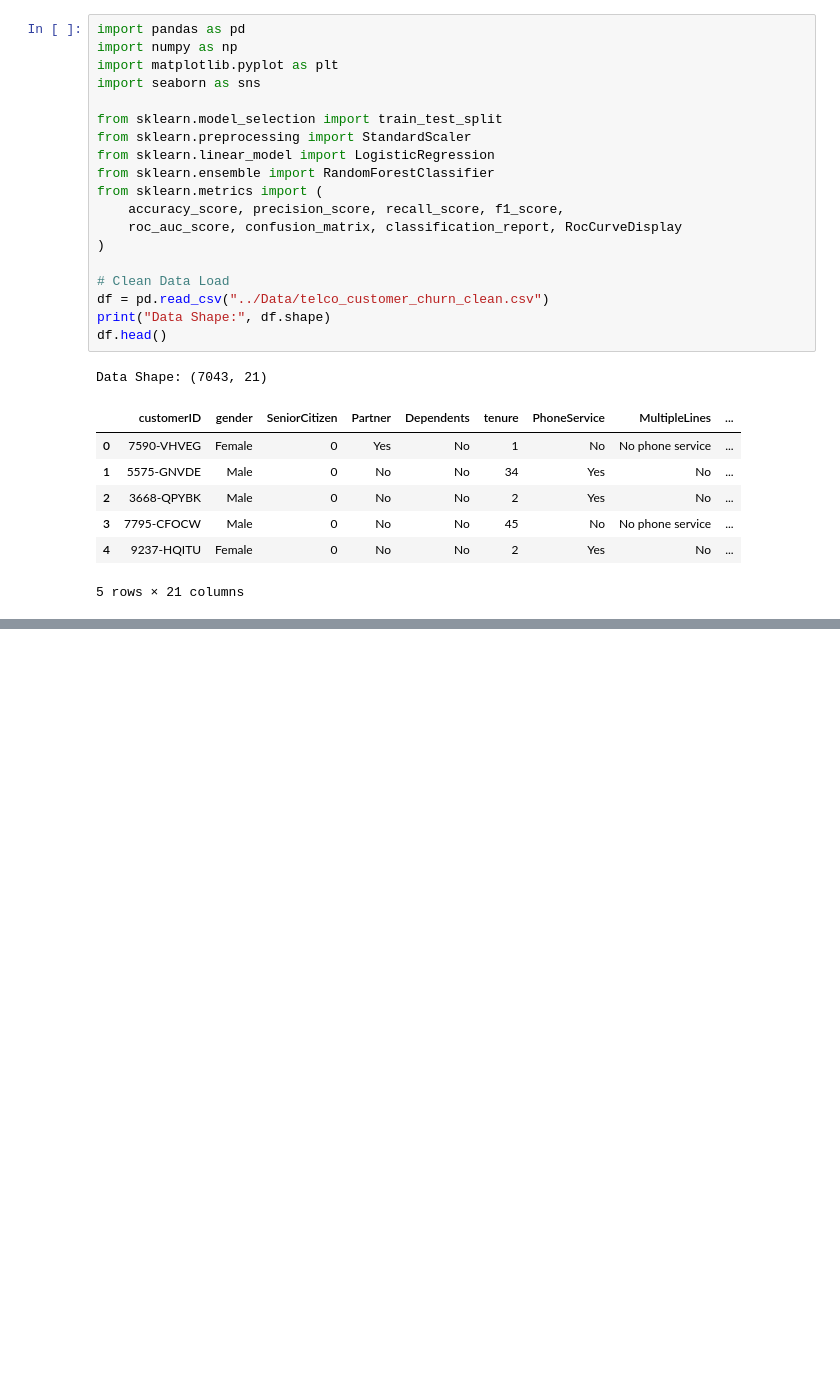
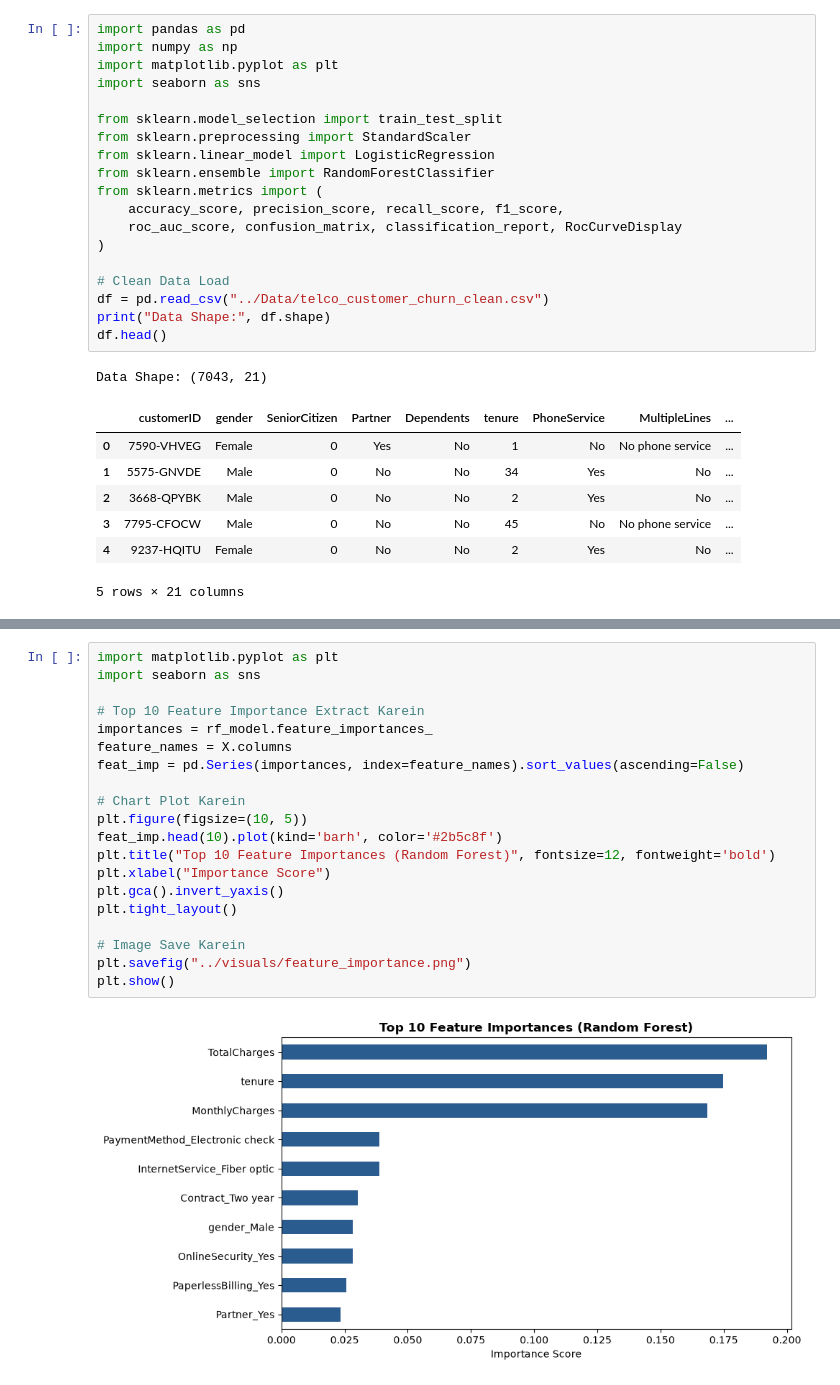
Before and after one commit to Poonam-yadav22/Customer_Churn_LTV_Pipeline, a Jupyter notebook: Notebooks/04_machine_learning_pipeline.ipynb, the cells around one changed output, grey strips where cells are left out. Saved outputs shown, nothing was run; the diff lists cells and outputs as text; blank space fills up the shorter version.

Commit message:
feat: add feature importance analysis and tuned random forest model

```diff
--- a/Notebooks/04_machine_learning_pipeline.ipynb
+++ b/Notebooks/04_machine_learning_pipeline.ipynb
@@ -111,0 +147,22 @@ Data Shape: (7043, 21)
+# %%
+import matplotlib.pyplot as plt
+import seaborn as sns
+
+# Top 10 Feature Importance Extract Karein
+importances = rf_model.feature_importances_
+feature_names = X.columns
+feat_imp = pd.Series(importances, index=feature_names).sort_values(ascending=False)
+
+# Chart Plot Karein
+plt.figure(figsize=(10, 5))
+feat_imp.head(10).plot(kind='barh', color='#2b5c8f')
+plt.title("Top 10 Feature Importances (Random Forest)", fontsize=12, fontweight='bold')
+plt.xlabel("Importance Score")
+plt.gca().invert_yaxis()
+plt.tight_layout()
+
+# Image Save Karein
+plt.savefig("../visuals/feature_importance.png")
+plt.show()
+# %% [output]
+[figure, added]
```
Also changed, not shown: parts of 3 cells of this notebook, 2 other files.
